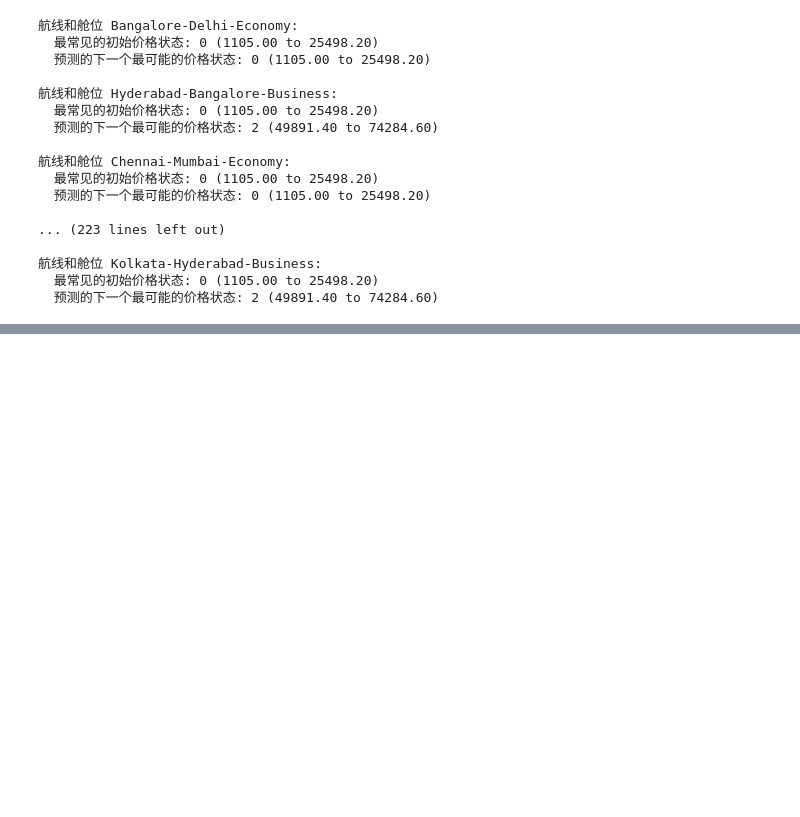
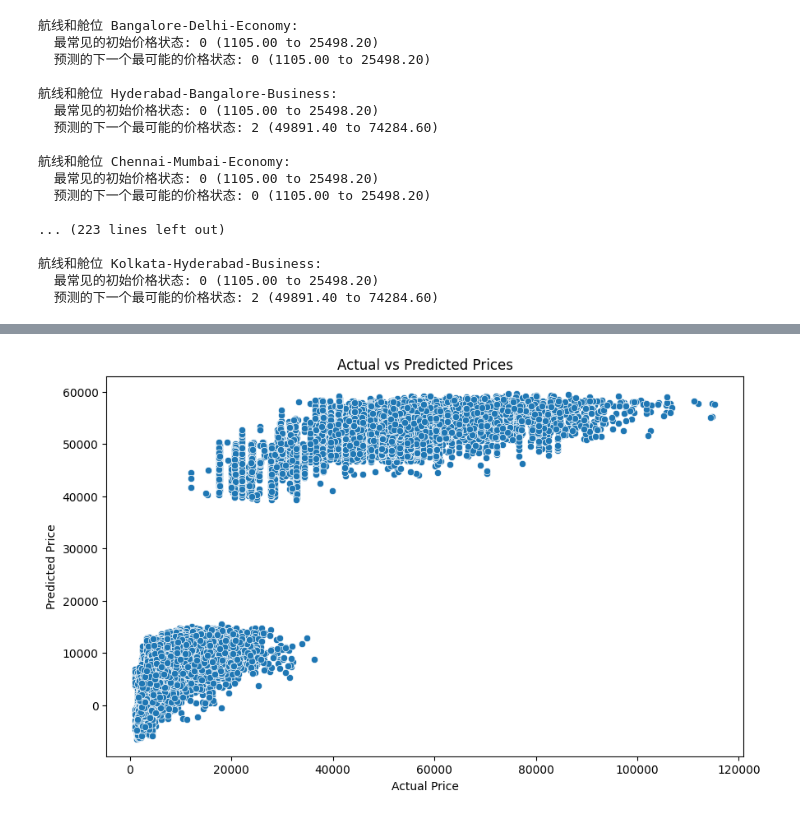
Before and after one commit to chensy618/model-based-machine-learning, a Jupyter notebook: notebook/flight-price-predicition.ipynb, the cells around one changed output, grey strips where cells are left out. Drawn from its saved outputs; the diff is of its cells as text; code cells hidden in the pictures; blank space fills up the shorter version.

Commit message:
update linear regression

```diff
--- a/notebook/flight-price-predicition.ipynb
+++ b/notebook/flight-price-predicition.ipynb
@@ -478,0 +394,63 @@ plt.show()
+# %%
+from sklearn.linear_model import LinearRegression
+import matplotlib.pyplot as plt
+from sklearn.model_selection import train_test_split
+from sklearn.metrics import mean_squared_error, mean_absolute_error, r2_score
+from sklearn.preprocessing import OrdinalEncoder
+import seaborn as sns
+import pandas as pd
+import numpy as np
+
+clean_dataset = pd.read_csv('../datasets/Clean_Dataset.csv')
+ordinalEncoder = OrdinalEncoder()
+cate_features = ['airline', 'source_city', 'departure_time', 'stops', 'arrival_time', 'destination_city', 'class']
+ordinalEncoder_features = ordinalEncoder.fit_transform(clean_dataset[cate_features])
+ordinalEncoder_features
+
+# combine the ordinal encoded features with the numeric features
+final_features = pd.concat([clean_dataset[['duration', 'days_left', 'price']], pd.DataFrame(ordinalEncoder_features)], axis=1)
+final_features
+
+# feature and target variables
+X = final_features.drop('price', axis = 1)
+y = final_features['price']
+print(X.shape, y.shape)
+print(X[:5])
+print(y[:5])
+
+# split the data into training and testing sets
+X_train, X_test, y_train, y_test = train_test_split(X, y, test_size=0.2, random_state=42)
+# create a linear regression model
+X_train.columns = X_train.columns.astype(str)
+X_test.columns = X_test.columns.astype(str)
+
+
+model = LinearRegression()
+model.fit(X_train, y_train)
+
+# make predictions
+y_pred = model.predict(X_test)
+# calculate the mean squared error
+mse = mean_squared_error(y_test, y_pred)
+print(f'Mean Squared Error: {mse:.2f}')
+
+# calculate the mean absolute error
+mae = mean_absolute_error(y_test, y_pred)
+print(f'Mean Absolute Error: {mae:.2f}')
+
+# calculate the R-squared value
+r2 = r2_score(y_test, y_pred)
+print(f'R-squared: {r2:.2f}')
+
+# calculate the root mean squared error
+rmse = np.sqrt(mse)
+print(f'Root Mean Squared Error: {rmse:.2f}')
+
+# plot the predicted vs actual prices
+plt.figure(figsize=(10, 6))
+sns.scatterplot(x=y_test, y=y_pred)
+plt.xlabel('Actual Price')
+plt.ylabel('Predicted Price')
+plt.title('Actual vs Predicted Prices')
+plt.show()
+# %% [output]
@@ -478,0 +474 @@ plt.show()
+[figure, added]
```
Also changed, not shown: parts of 11 cells of this notebook.
